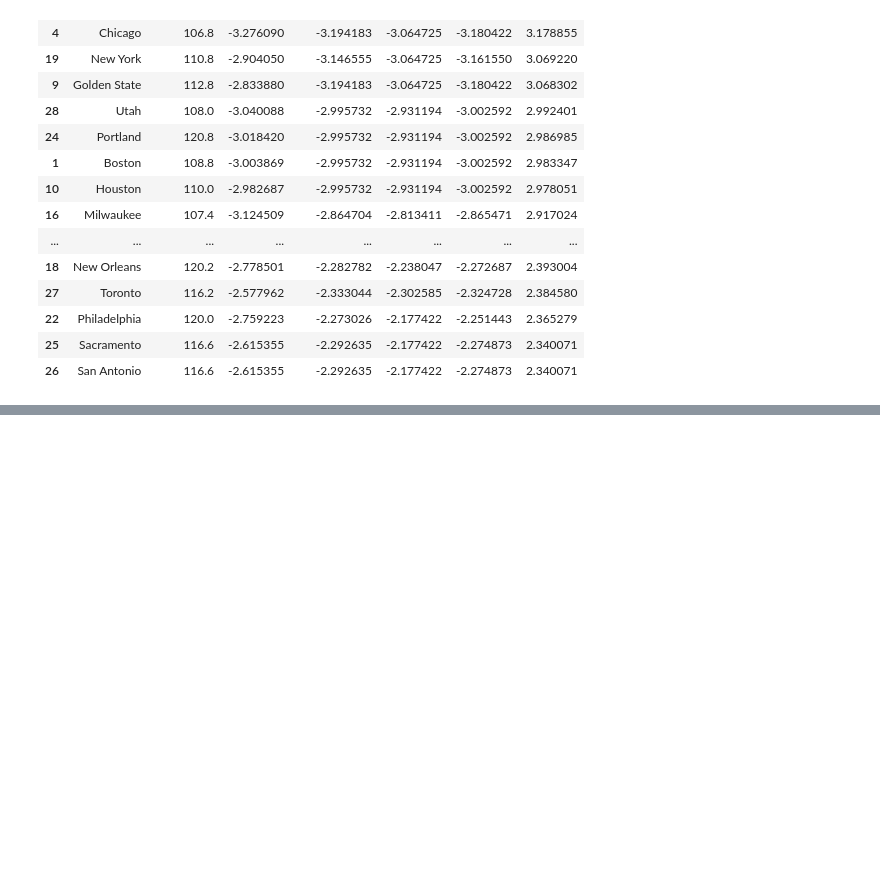
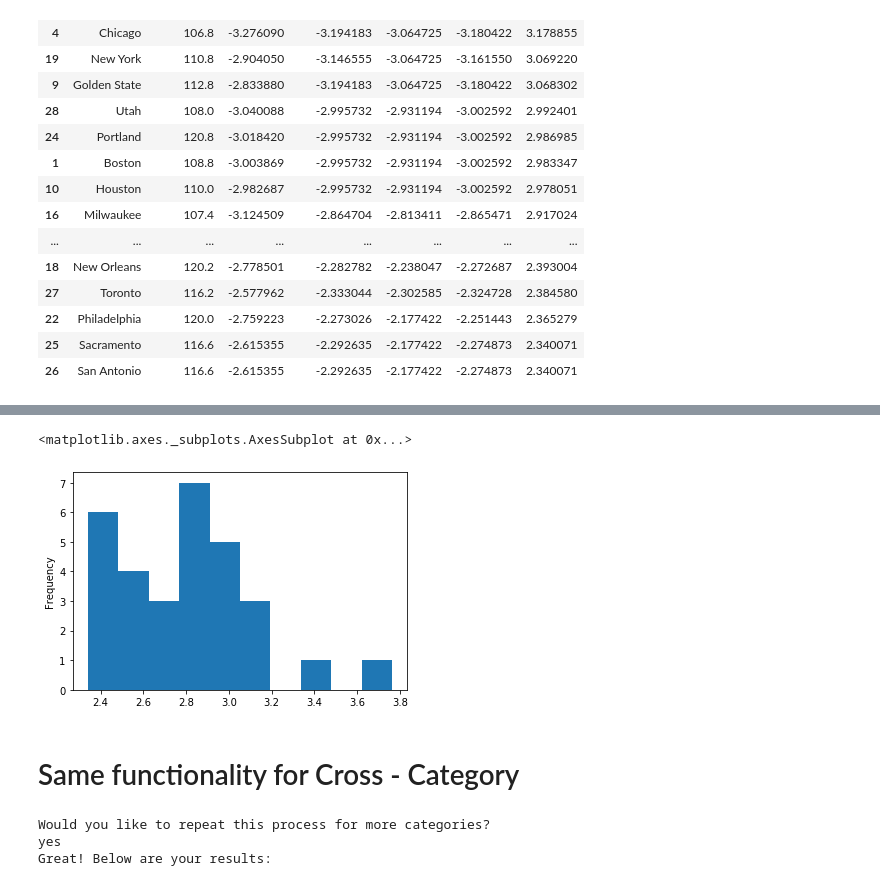
Before and after one commit to gilpasternak35/Likelihood, a Jupyter notebook: likelihood-public.ipynb, the cells around one changed output, grey strips where cells are left out. Saved outputs shown, nothing was run; the diff lists cells and outputs as text; code cells hidden in the pictures; blank space fills up the shorter version.

```diff
--- a/likelihood-public.ipynb
+++ b/likelihood-public.ipynb
@@ -460,0 +473,16 @@ kernelEstimation
+# %%
+kernelEstimation.get("surprise").plot(kind = "hist")
+# %% [output]
+<matplotlib.axes._subplots.AxesSubplot at 0x...>
+[figure, added]
+# %% [markdown]
+# Same functionality for Cross - Category
+# %%
+print("Would you like to repeat this process for more categories?")
+if(input().upper() == "YES"):
+    print("Great! Below are your results:")
+# To be Continued...
+# %% [output]
+Would you like to repeat this process for more categories?
+yes
+Great! Below are your results:
```
Also changed, not shown: parts of 8 cells of this notebook.
